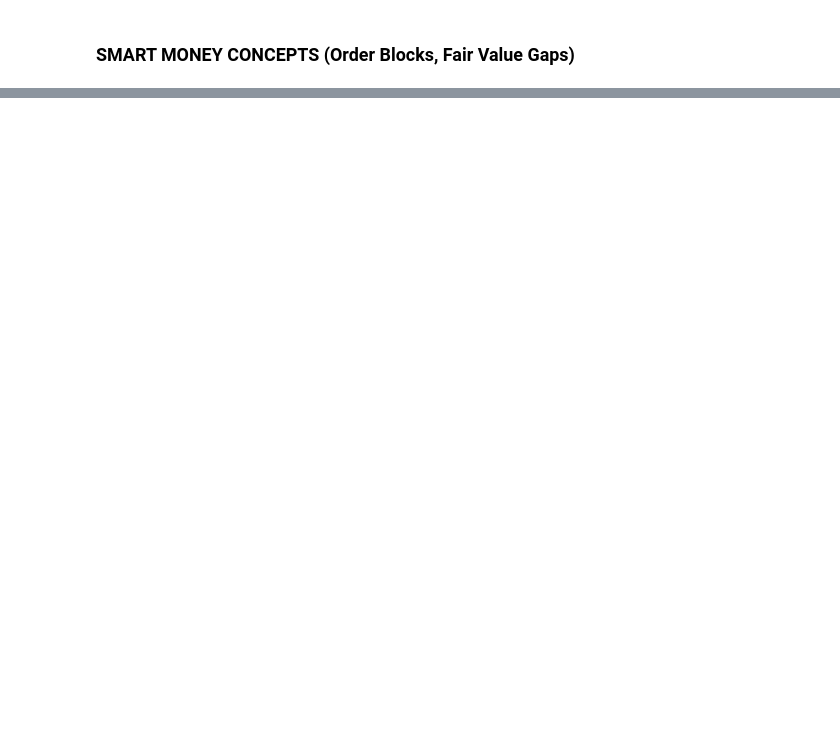
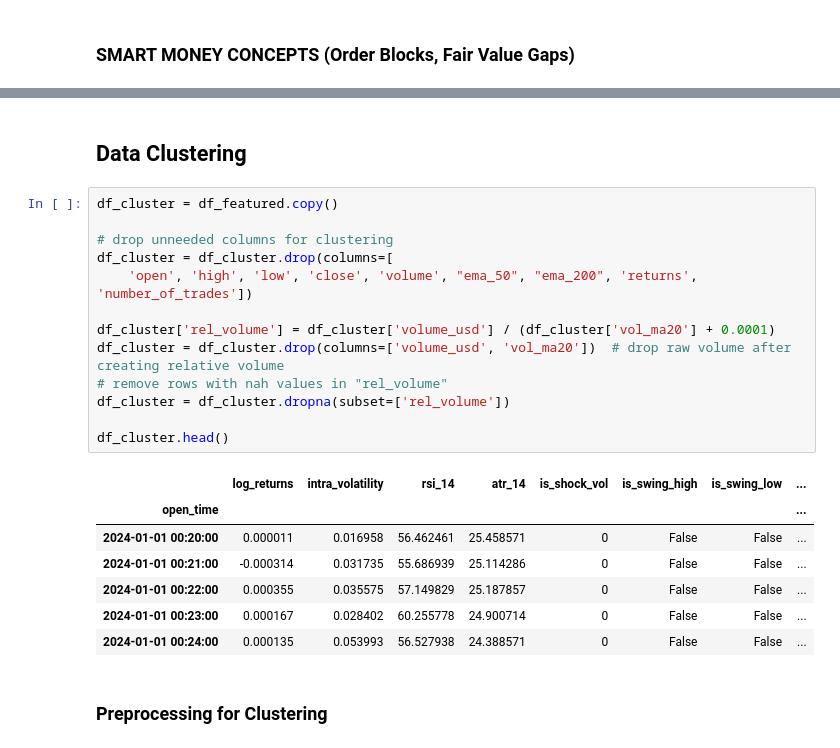
Before and after one commit to Bui-Minh-Quan/Data-Mining-Project, a Jupyter notebook: Notebooks/numerical_data_mining.ipynb, the cells around one changed output, grey strips where cells are left out. Cells and saved outputs as stored; diff of their text form; blank space fills up the shorter version.

Commit message:
- Rewrite Feature Engineering Process - Perform initial clustering process

```diff
--- a/Notebooks/numerical_data_mining.ipynb
+++ b/Notebooks/numerical_data_mining.ipynb
@@ -483,0 +643,25 @@ print(df_clean.reset_index()[cols].tail(10))
+# %% [markdown]
+## Data Clustering
+# %%
+df_cluster = df_featured.copy()
+
+# drop unneeded columns for clustering
+df_cluster = df_cluster.drop(columns=[
+    'open', 'high', 'low', 'close', 'volume', "ema_50", "ema_200", 'returns', 'number_of_trades'])
+
+df_cluster['rel_volume'] = df_cluster['volume_usd'] / (df_cluster['vol_ma20'] + 0.0001)
+df_cluster = df_cluster.drop(columns=['volume_usd', 'vol_ma20'])  # drop raw volume after creating relative volume
+# remove rows with nah values in "rel_volume"
+df_cluster = df_cluster.dropna(subset=['rel_volume'])
+
+df_cluster.head()
+# %% [output]
+|  | log_returns | intra_volatility | rsi_14 | atr_14 | is_shock_vol | is_swing_high | is_swing_low | ... |
+| open_time |  |  |  |  |  |  |  | ... |
+| 2024-01-01 00:20:00 | 0.000011 | 0.016958 | 56.462461 | 25.458571 | 0 | False | False | ... |
+| 2024-01-01 00:21:00 | -0.000314 | 0.031735 | 55.686939 | 25.114286 | 0 | False | False | ... |
+| 2024-01-01 00:22:00 | 0.000355 | 0.035575 | 57.149829 | 25.187857 | 0 | False | False | ... |
+| 2024-01-01 00:23:00 | 0.000167 | 0.028402 | 60.255778 | 24.900714 | 0 | False | False | ... |
+| 2024-01-01 00:24:00 | 0.000135 | 0.053993 | 56.527938 | 24.388571 | 0 | False | False | ... |
+# %% [markdown]
+### Preprocessing for Clustering
```
Also changed, not shown: parts of 24 cells of this notebook.
